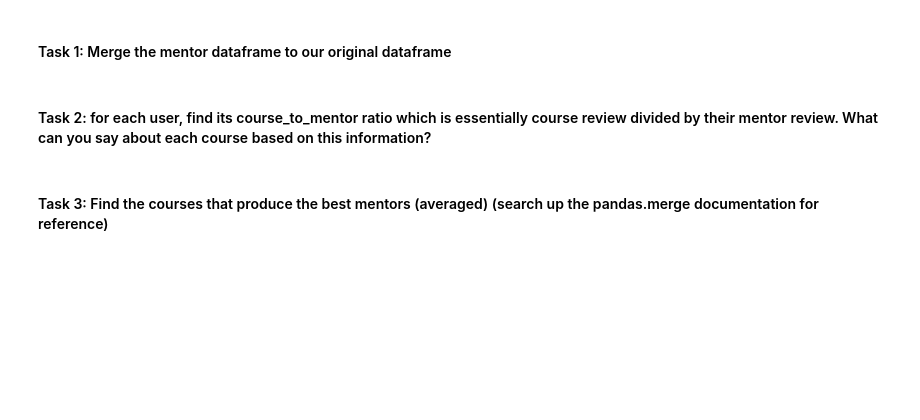
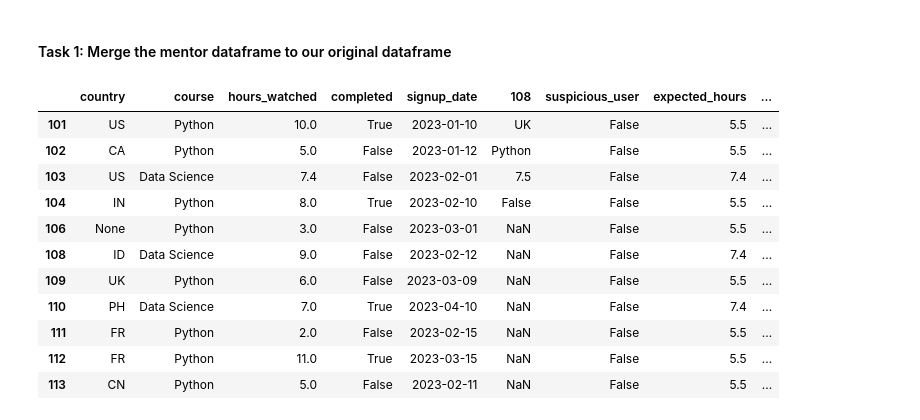
Before and after one commit to christophersoo/bdss-ws2526, a Jupyter notebook: week1/pandas.ipynb, the cells around one changed output. Saved outputs shown, nothing was run; the diff lists cells and outputs as text; code cells hidden in the pictures; blank space fills up the shorter version.

```diff
--- a/week1/pandas.ipynb
+++ b/week1/pandas.ipynb
@@ -455,5 +574,7 @@ df
 # %% [markdown]
 <h4>Task 8: Fill in null values for hours_watched (7.4), completed (False), and rating (5.4) (hint: df.fillna({x:val, y: val2}))</h4>
+# %%
+df.fillna({"hours_watched": 7.4, "completed": False, "rating": 5.4}, inplace=True)
 # %% [markdown]
 <h2>Working with Multiple Data</h2>
 
@@ -501,6 +622,8 @@ df_info
 | 120 | 5.0 | 7 |
 # %% [markdown]
 <h4>Task 1: Add the new users to our table (hint: pd.concat([df1, df2]))</h4>
+# %%
+df = pandas.concat([df, df_new])
 # %% [markdown]
 <h4>Task 2: Make a new table called original, and add the new features to the original table, include all the users on the original table (hint: use left.merge(right, left_index=True, right_index=True, how=x)</h4>
 
@@ -538,4 +669,6 @@ new_users = pandas.DataFrame({
 
 1. User completed the course
 2. User's watch hour is below the 25th percentile (hint: use the x.quantile function)</h4>
+# %%
+df["suspicious_user"] = (df["completed"] == True) & (df["hours_watched"] < df["hours_watched"].quantile(0.25))
 # %% [markdown]
@@ -543,3 +676,5 @@ new_users = pandas.DataFrame({
+# %%
+df["expected_hours"] = df.groupby("course")["hours_watched"].transform("median")
 # %% [markdown]
 <h4>Scenario 2: Mentor Program</h4>
 
@@ -551,7 +686,19 @@ mentors = pandas.DataFrame(
 )
 # %% [markdown]
 <h4>Task 1: Merge the mentor dataframe to our original dataframe</h4>
-# %% [markdown]
-<h4>Task 2: for each user, find its course_to_mentor ratio which is essentially course review divided by their mentor review. What can you say about each course based on this information?</h4>
-# %% [markdown]
-<h4>Task 3: Find the courses that produce the best mentors (averaged) (search up the pandas.merge documentation for reference)</h4>
+# %%
+df = df.merge(mentors, left_index=True, right_index=True, how="left")
+df
+# %% [output]
+|  | country | course | hours_watched | completed | signup_date | 108 | suspicious_user | expected_hours | ... |
+| 101 | US | Python | 10.0 | True | 2023-01-10 | UK | False | 5.5 | ... |
+| 102 | CA | Python | 5.0 | False | 2023-01-12 | Python | False | 5.5 | ... |
+| 103 | US | Data Science | 7.4 | False | 2023-02-01 | 7.5 | False | 7.4 | ... |
+| 104 | IN | Python | 8.0 | True | 2023-02-10 | False | False | 5.5 | ... |
+| 106 | None | Python | 3.0 | False | 2023-03-01 | NaN | False | 5.5 | ... |
+| 108 | ID | Data Science | 9.0 | False | 2023-02-12 | NaN | False | 7.4 | ... |
+| 109 | UK | Python | 6.0 | False | 2023-03-09 | NaN | False | 5.5 | ... |
+| 110 | PH | Data Science | 7.0 | True | 2023-04-10 | NaN | False | 7.4 | ... |
+| 111 | FR | Python | 2.0 | False | 2023-02-15 | NaN | False | 5.5 | ... |
+| 112 | FR | Python | 11.0 | True | 2023-03-15 | NaN | False | 5.5 | ... |
+| 113 | CN | Python | 5.0 | False | 2023-02-11 | NaN | False | 5.5 | ... |
```
Also changed, not shown: parts of 30 cells of this notebook.
